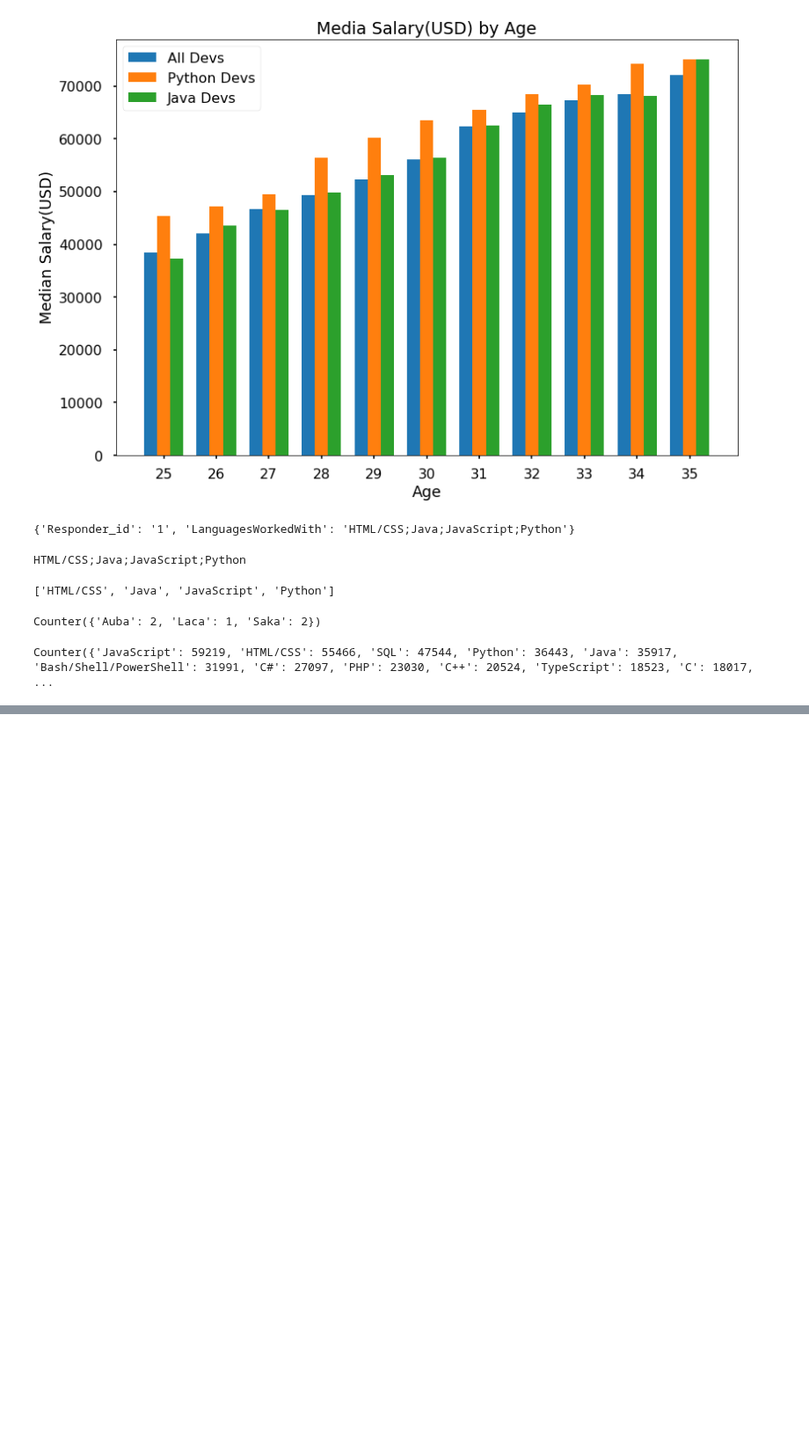
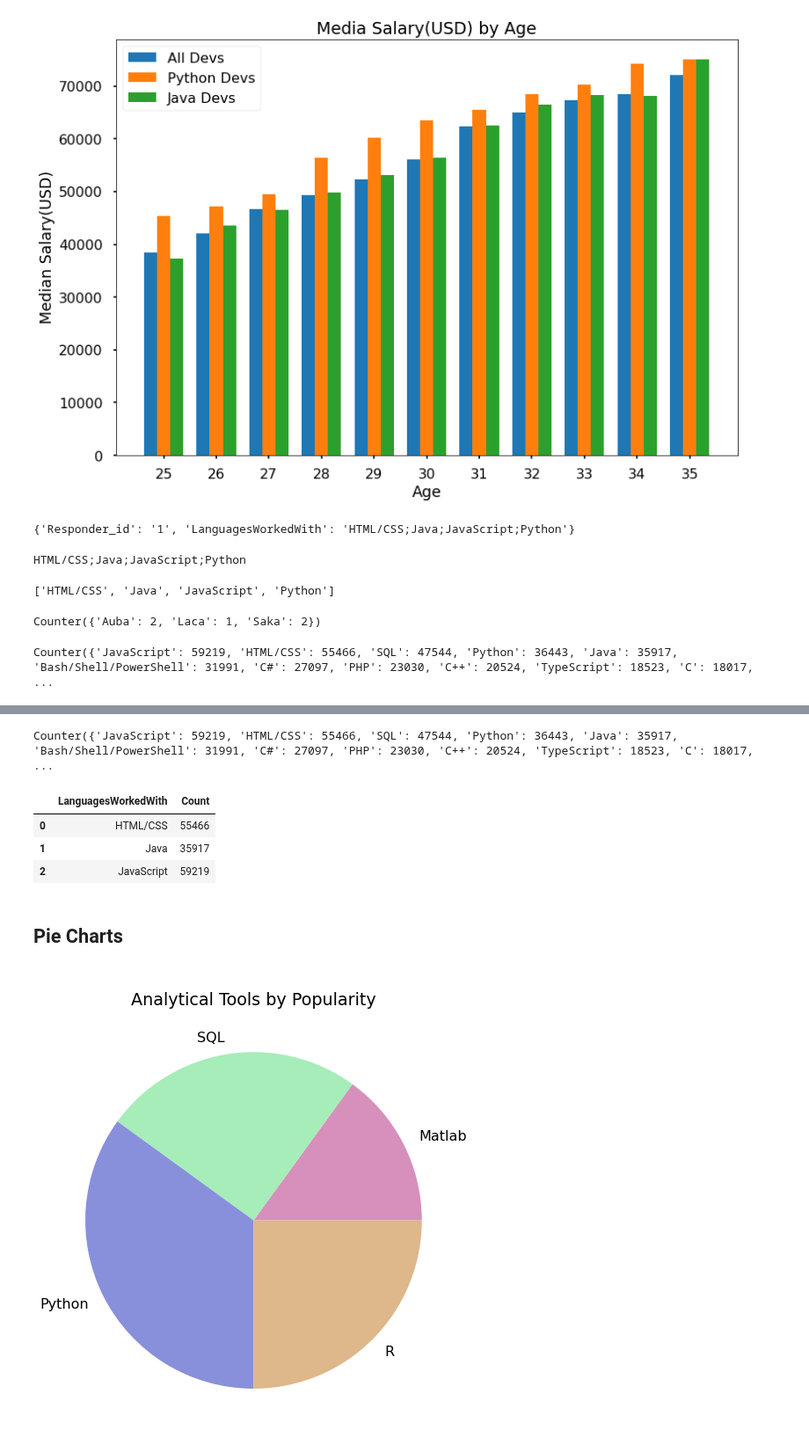
Before and after one commit to Raghav087/Python, a Jupyter notebook: Matplotlib.ipynb, the cells around one changed output, grey strips where cells are left out. Shown at 88% size. Saved outputs shown, nothing was run; the diff lists cells and outputs as text; code cells hidden in the pictures; blank space fills up the shorter version.

```diff
--- a/Matplotlib.ipynb
+++ b/Matplotlib.ipynb
@@ -145,0 +171,32 @@ Counter({'JavaScript': 59219, 'HTML/CSS': 55466, 'SQL': 47544, 'Python': 36443,
+# %%
+#We can alternately use 'pandas' instead of 'open' and 'DictReader'.
+data = pd.read_csv('D:/pandas Practice/data.csv')
+ids = data['Responder_id']
+languages_known = data['LanguagesWorkedWith']
+lang_counter = Counter()
+for i in languages_known:
+    lang_counter.update(i.split(';'))
+print(lang_counter)
+# %% [output]
+Counter({'JavaScript': 59219, 'HTML/CSS': 55466, 'SQL': 47544, 'Python': 36443, 'Java': 35917, 'Bash/Shell/PowerShell': 31991, 'C#': 27097, 'PHP': 23030, 'C++': 20524, 'TypeScript': 18523, 'C': 18017, ...
+# %%
+df = pd.DataFrame.from_dict(lang_counter,orient='index').reset_index()
+df.rename(columns={'index':'LanguagesWorkedWith',0:'Count'},inplace=True)
+df.head(3)
+#We can plot this exactly like we did earlier.
+# %% [output]
+|  | LanguagesWorkedWith | Count |
+| 0 | HTML/CSS | 55466 |
+| 1 | Java | 35917 |
+| 2 | JavaScript | 59219 |
+# %% [markdown]
+<h2>Pie Charts<h2>
+# %%
+slices = [15,25,35,25]
+labels = ['Matlab','SQL','Python','R']
+color = ['#d690bb','#a6edb9','#8890db','#deb78a'] #Hex color codes found online.
+plt.pie(slices,labels=labels,colors=color)
+plt.title('Analytical Tools by Popularity')
+plt.show()
+# %% [output]
+[figure, added]
```
Also changed, not shown: parts of 9 cells of this notebook.
